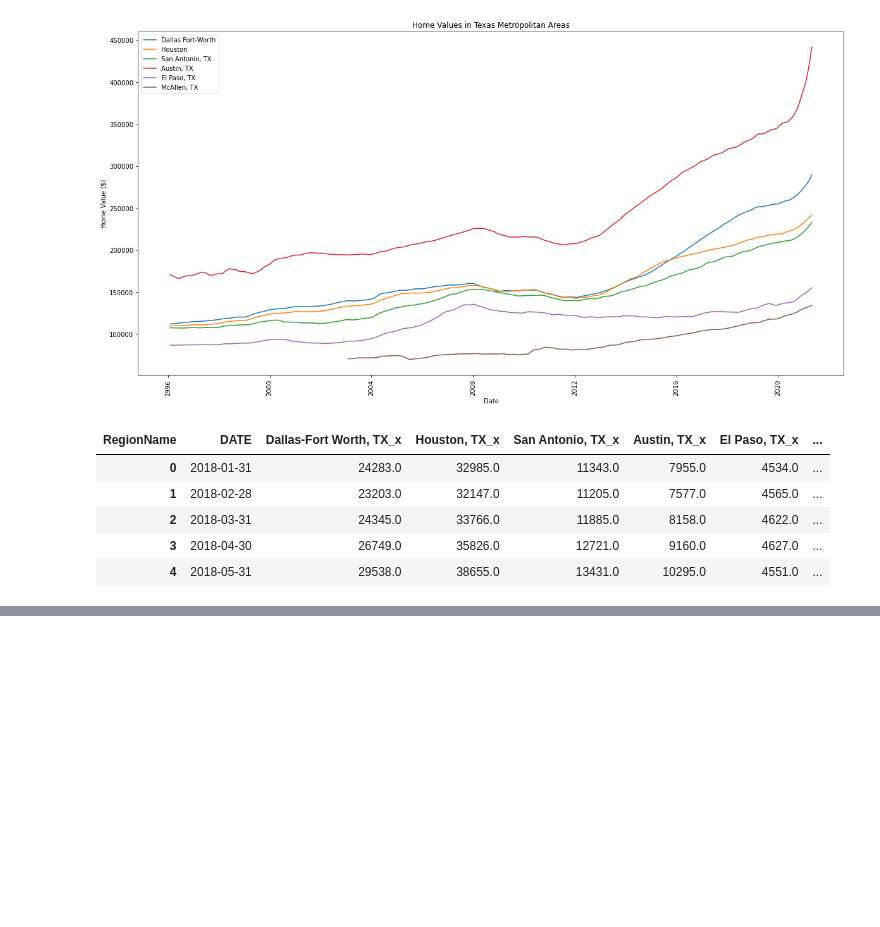
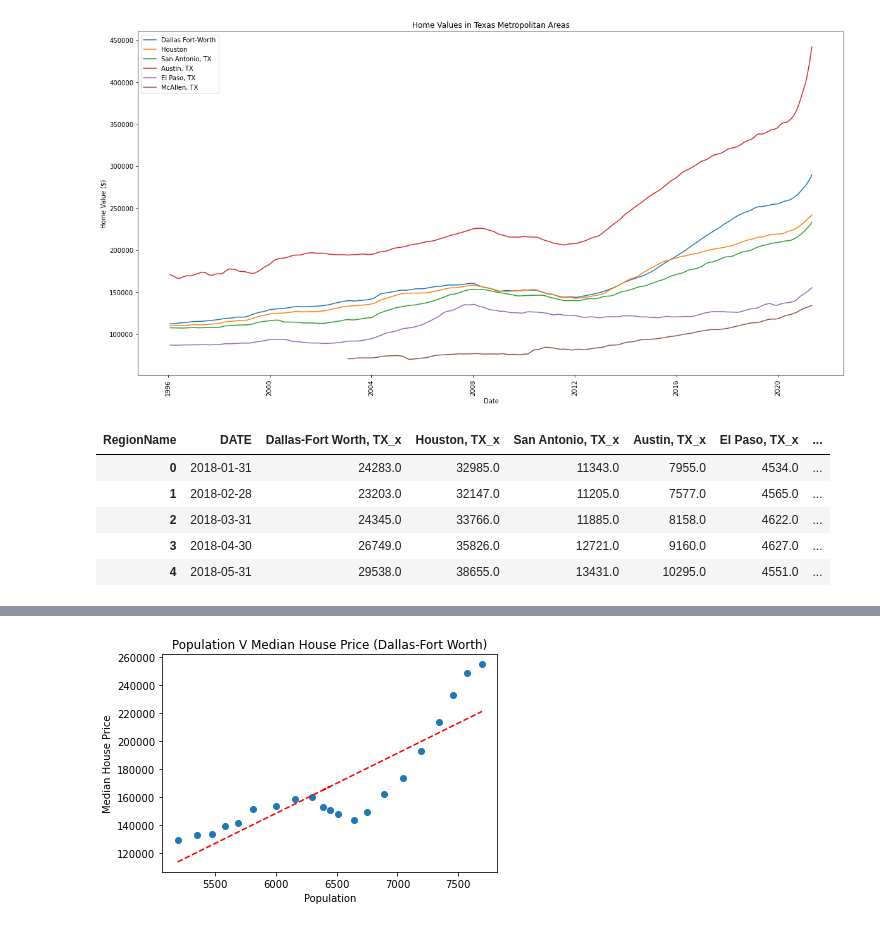
Before and after one commit to Fescamil1/Project_1_Housing_Market_Analysis, a Jupyter notebook: SC-population.ipynb, the cells around one changed output, grey strips where cells are left out. Cells and saved outputs as stored; diff of their text form; code cells hidden in the pictures; blank space fills up the shorter version.

```diff
--- a/SC-population.ipynb
+++ b/SC-population.ipynb
@@ -162,0 +187,13 @@ pop_comp_df
+# %%
+#Dallas FW
+pri_slope, pri_int, pri_r, pri_p, pri_std_err = stats.linregress(pop_comp_df['DFWPOP'],pop_comp_df['Dallas-Fort Worth, TX'])
+pri_fit = pri_slope * pop_comp_df['DFWPOP'] + pri_int
+
+plt.scatter(pop_comp_df['DFWPOP'],pop_comp_df['Dallas-Fort Worth, TX'])
+plt.title('Population V Median House Price (Dallas-Fort Worth)')
+plt.xlabel('Population')
+plt.ylabel('Median House Price')
+plt.plot(pop_comp_df['DFWPOP'],pri_fit,"--",color="red")
+plt.show()
+# %% [output]
+[figure, added]
```
Also changed, not shown: parts of 12 cells of this notebook, 1 other file.
